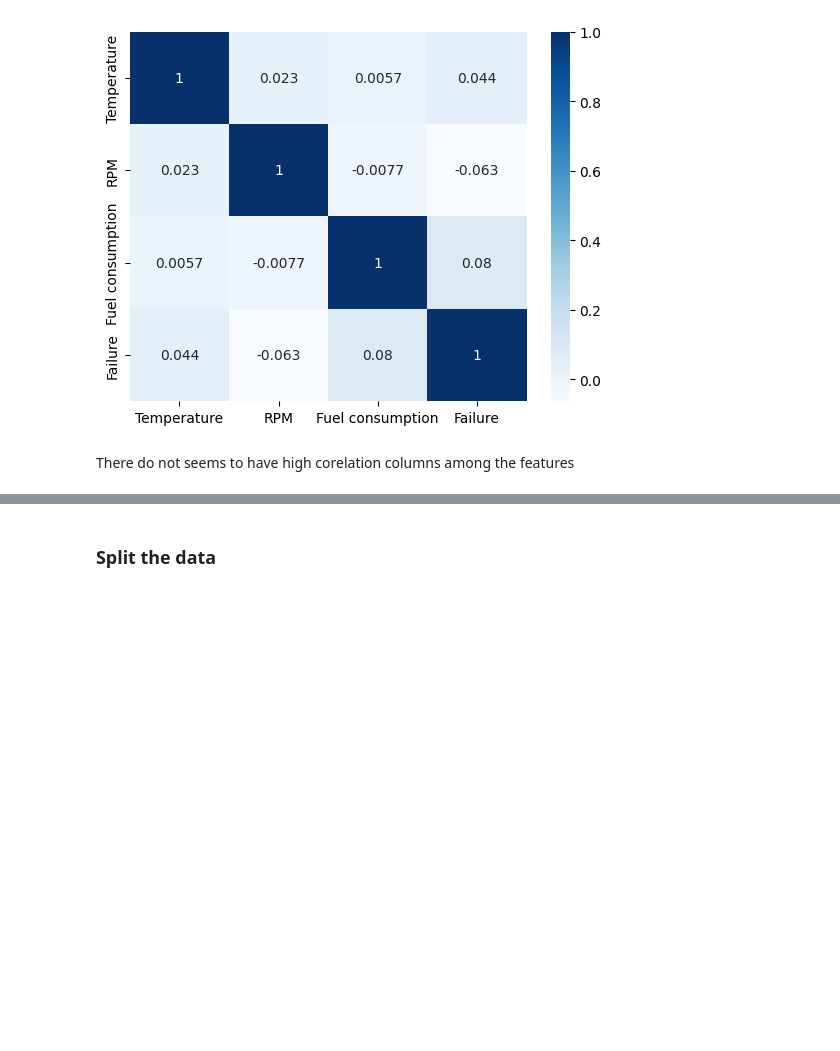
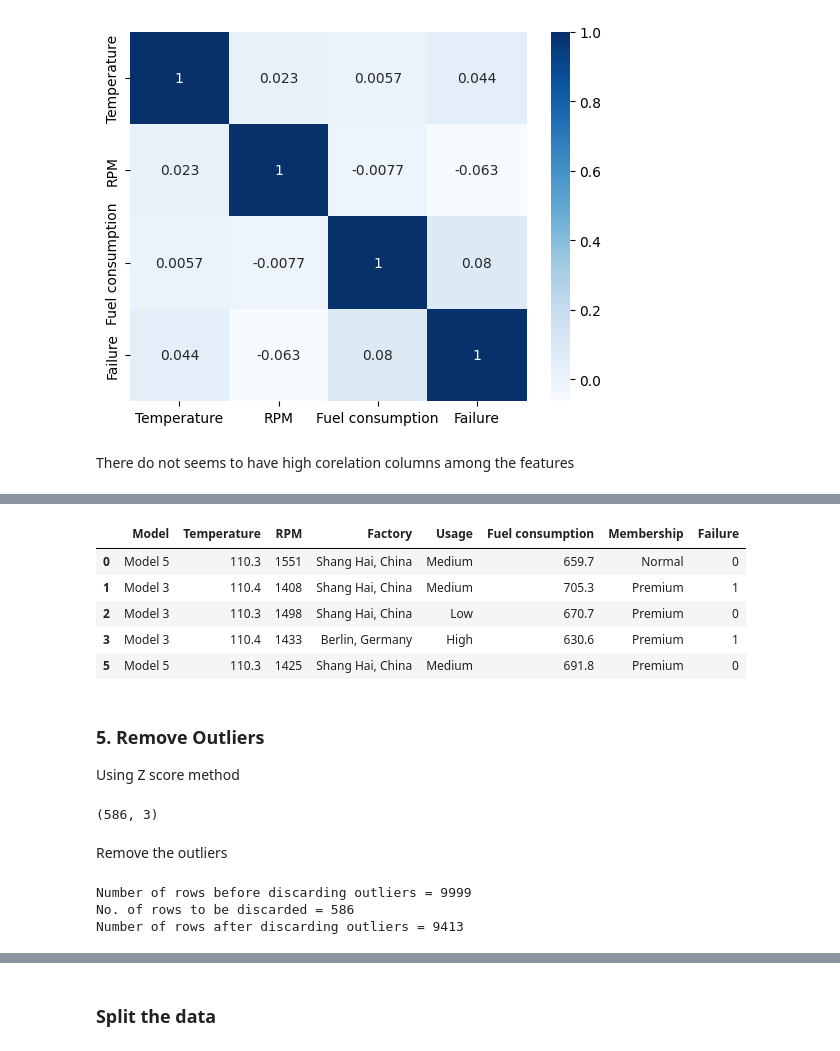
Before and after one commit to chuacc/aiap13-chua-chia-chiat-270I, a Jupyter notebook: eda.ipynb, the cells around one changed output, grey strips where cells are left out. Cells and saved outputs as stored; diff of their text form; code cells hidden in the pictures; blank space fills up the shorter version.

```diff
--- a/eda.ipynb
+++ b/eda.ipynb
@@ -358,2 +417,12 @@ print(df2)
 # %%
-df.head(25)
+df.head()
+# %% [output]
+|  | Model | Temperature | RPM | Factory | Usage | Fuel consumption | Membership | Failure |
+| 0 | Model 5 | 110.3 | 1551 | Shang Hai, China | Medium | 659.7 | Normal | 0 |
+| 1 | Model 3 | 110.4 | 1408 | Shang Hai, China | Medium | 705.3 | Premium | 1 |
+| 2 | Model 3 | 110.3 | 1498 | Shang Hai, China | Low | 670.7 | Premium | 0 |
+| 3 | Model 3 | 110.4 | 1433 | Berlin, Germany | High | 630.6 | Premium | 1 |
+| 5 | Model 5 | 110.3 | 1425 | Shang Hai, China | Medium | 691.8 | Premium | 0 |
+# %% [markdown]
+### 5. Remove Outliers
+Using Z score method
@@ -359,0 +439,21 @@ df.head(25)
+# %%
+n = len(num_col)
+Outliers = Z.loc[((Z > -3).sum(axis=1)<n) | ((Z <= 3).sum(axis=1)<n),:]
+# Outliers.head()
+Outliers.shape
+# %% [output]
+(586, 3)
+# %% [markdown]
+Remove the outliers
+# %%
+
+print('Number of rows before discarding outliers = %d' % (df.shape[0]))
+print('No. of rows to be discarded = %d' %(Outliers.shape[0]))
+out = Outliers.index
+df=df.drop(out)
+df=df.reset_index(drop=True)# Reindex the data frame
+print('Number of rows after discarding outliers = %d' % (df.shape[0]))
+# %% [output]
+Number of rows before discarding outliers = 9999
+No. of rows to be discarded = 586
+Number of rows after discarding outliers = 9413
```
Also changed, not shown: parts of 21 cells of this notebook.
